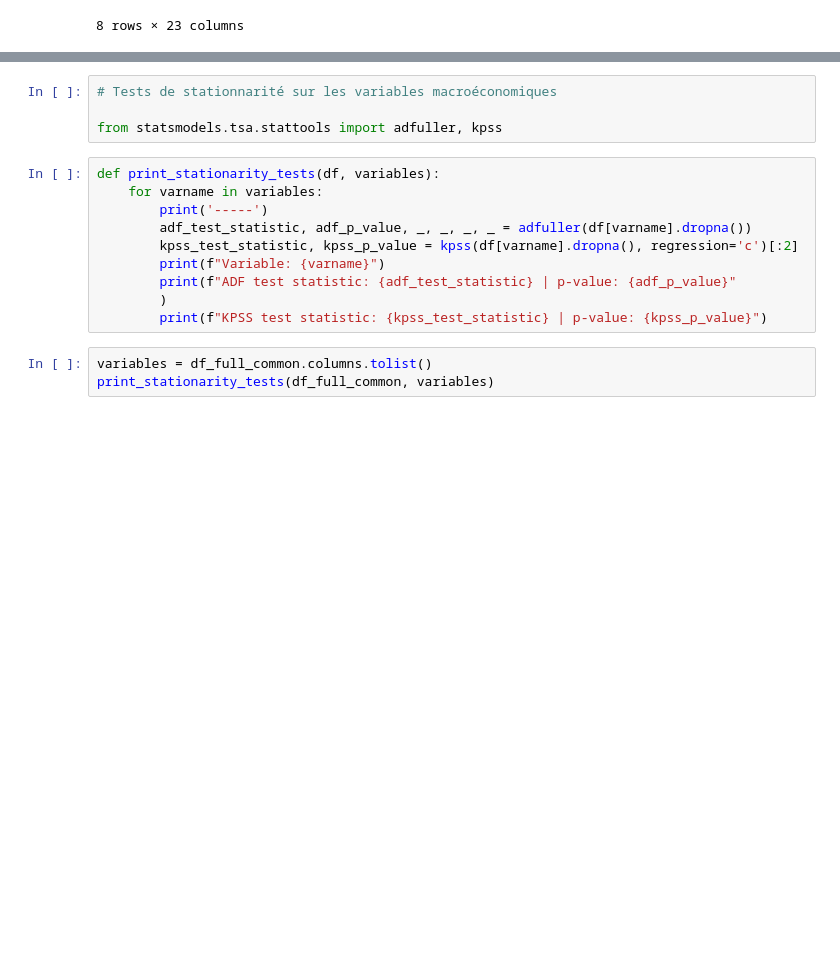
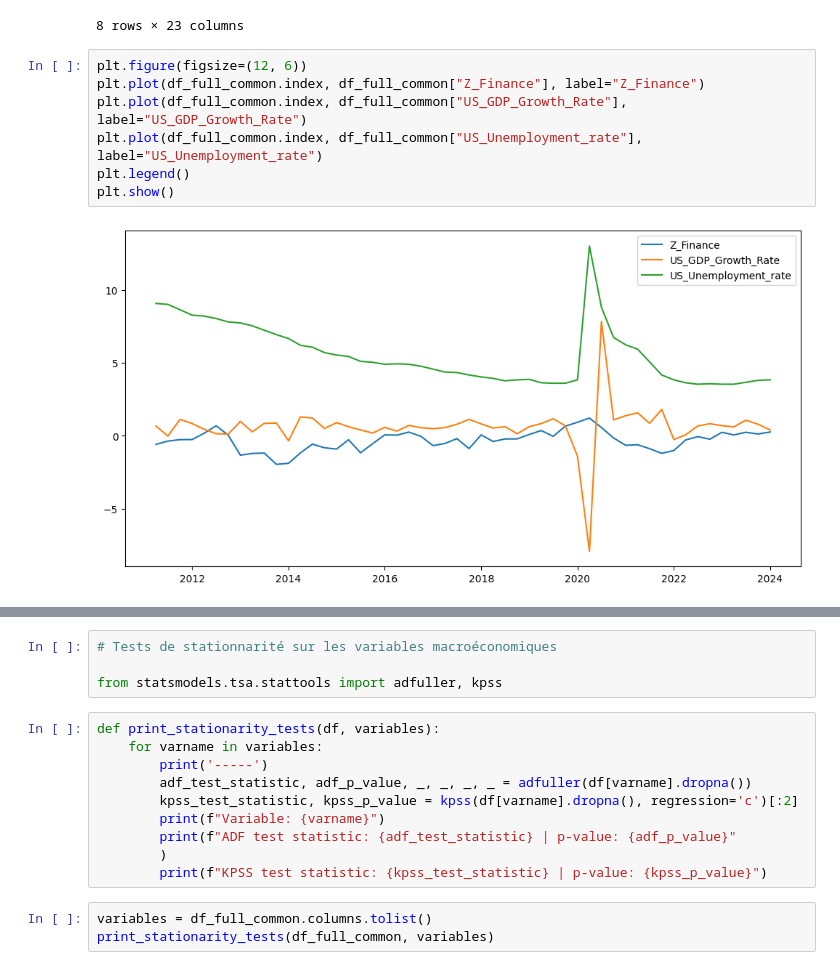
Before and after one commit to Celeste2405/PFE, a Jupyter notebook: model_averaging.ipynb, the cells around one changed output, grey strips where cells are left out. Saved outputs shown, nothing was run; the diff lists cells and outputs as text; blank space fills up the shorter version.

```diff
--- a/model_averaging.ipynb
+++ b/model_averaging.ipynb
@@ -190,3 +189,12 @@ df_full_common.describe()
 | 75% | 0.750000 | 98.929167 | 0.662219 | 2.980872 | ... |
 | max | 4.500000 | 105.000000 | 10.818013 | 4.469366 | ... |
 8 rows × 23 columns
+# %%
+plt.figure(figsize=(12, 6))
+plt.plot(df_full_common.index, df_full_common["Z_Finance"], label="Z_Finance")
+plt.plot(df_full_common.index, df_full_common["US_GDP_Growth_Rate"], label="US_GDP_Growth_Rate")
+plt.plot(df_full_common.index, df_full_common["US_Unemployment_rate"], label="US_Unemployment_rate")
+plt.legend()
+plt.show()
+# %% [output]
+[figure, added]
```
Also changed, not shown: parts of 12 cells of this notebook.
